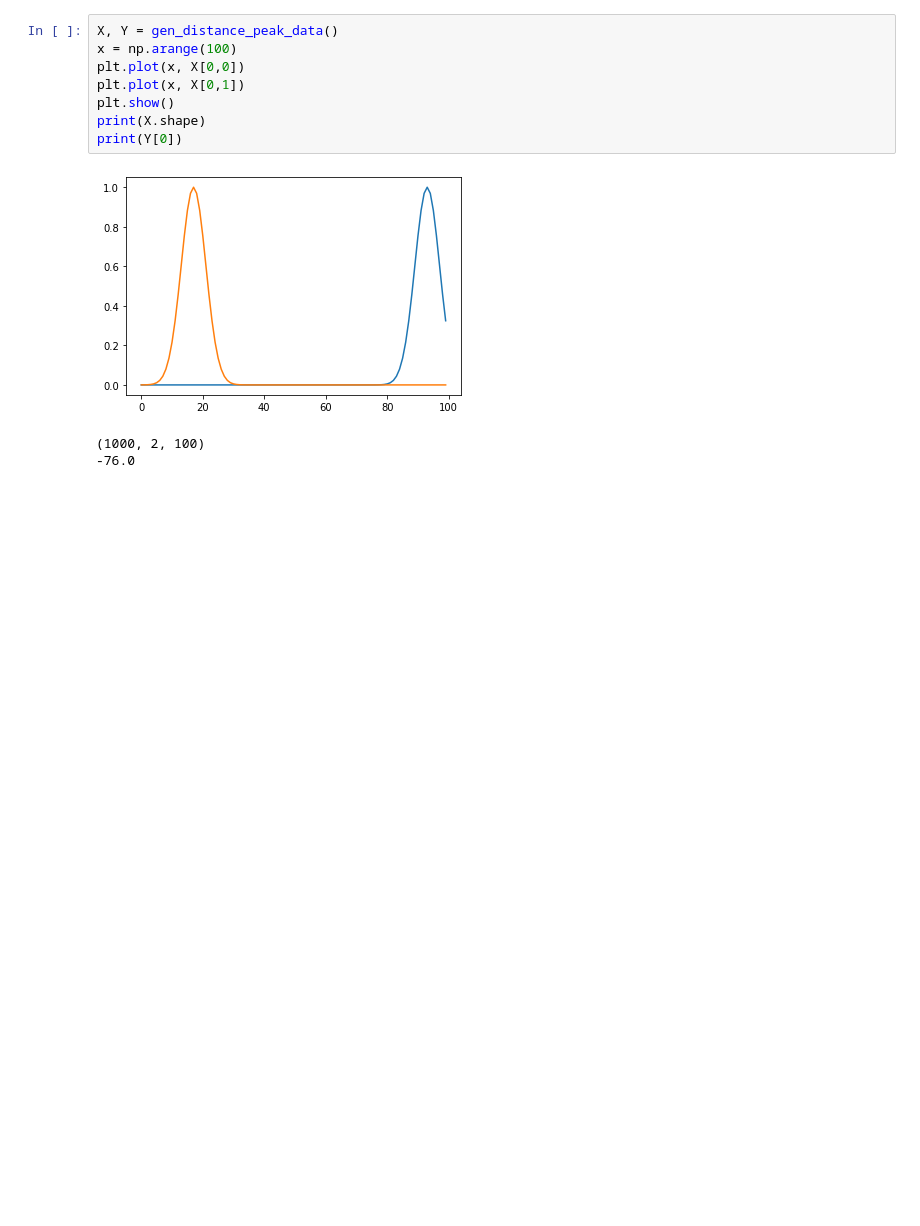
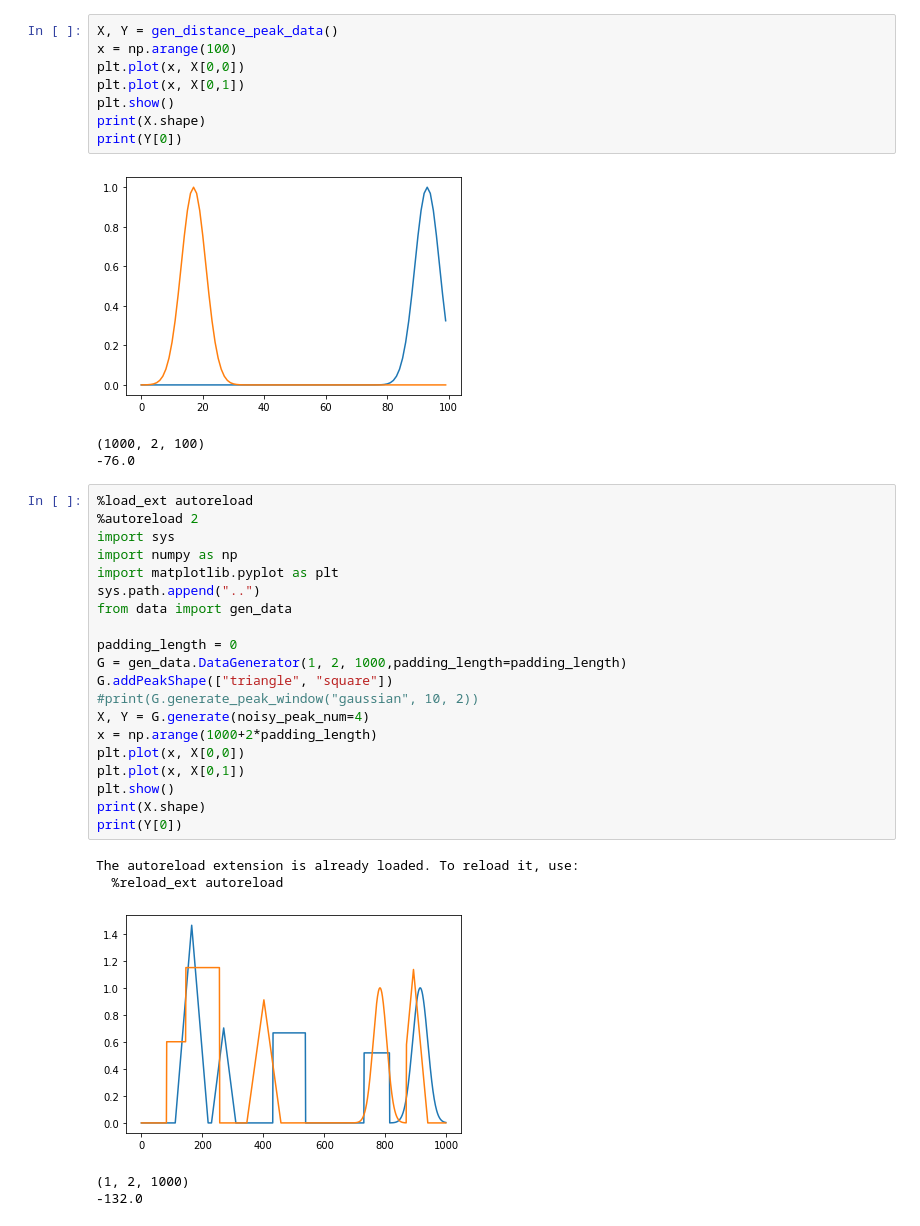
Before and after one commit to toosyou/DistanceNet, a Jupyter notebook: notebooks/gen_data.ipynb, the cells around one changed output. Saved outputs shown, nothing was run; the diff lists cells and outputs as text; blank space fills up the shorter version.

```diff
--- a/notebooks/gen_data.ipynb
+++ b/notebooks/gen_data.ipynb
@@ -36,3 +36,29 @@ print(Y[0])
 [figure]
 (1000, 2, 100)
 -76.0
+# %%
+%load_ext autoreload
+%autoreload 2
+import sys
+import numpy as np
+import matplotlib.pyplot as plt
+sys.path.append("..")
+from data import gen_data
+
+padding_length = 0
+G = gen_data.DataGenerator(1, 2, 1000,padding_length=padding_length)
+G.addPeakShape(["triangle", "square"])
+#print(G.generate_peak_window("gaussian", 10, 2))
+X, Y = G.generate(noisy_peak_num=4)
+x = np.arange(1000+2*padding_length)
+plt.plot(x, X[0,0])
+plt.plot(x, X[0,1])
+plt.show()
+print(X.shape)
+print(Y[0])
+# %% [output]
+The autoreload extension is already loaded. To reload it, use:
+  %reload_ext autoreload
+[figure, added]
+(1, 2, 1000)
+-132.0
```
Also changed, not shown: 1 other file.
